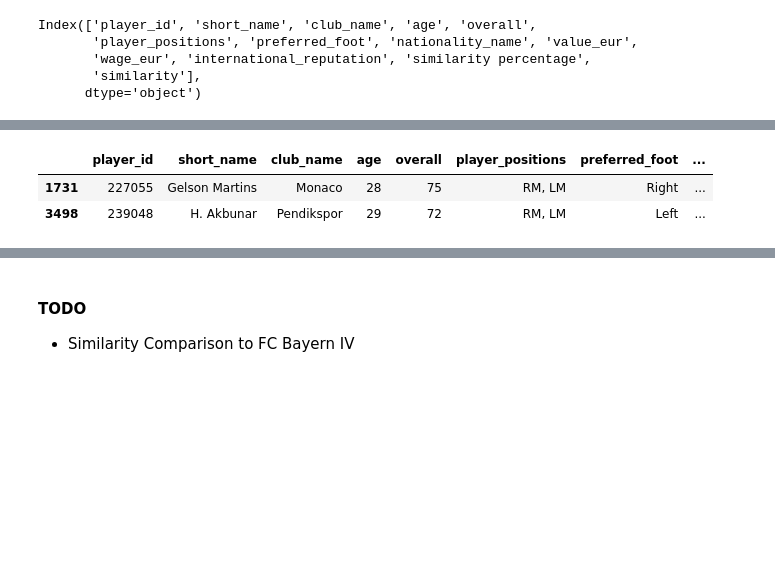
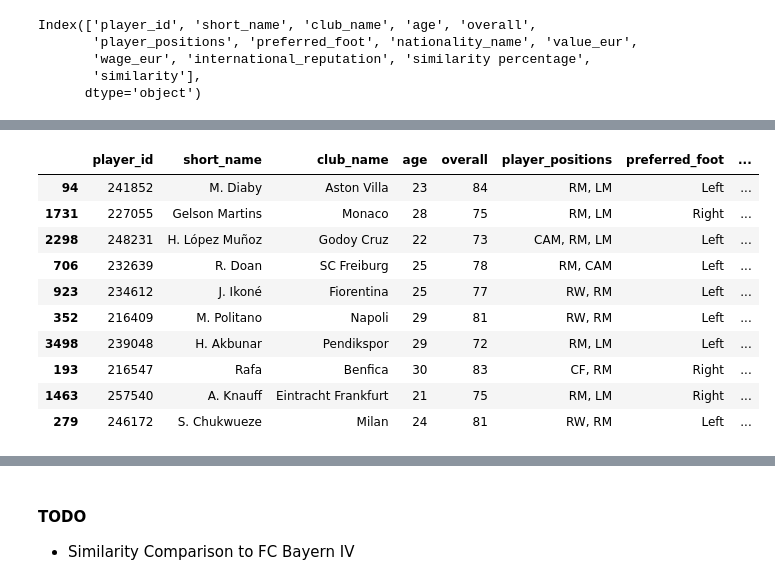
Before and after one commit to allorenz/football-player-similarity, a Jupyter notebook: src/vector_database.ipynb, the cells around one changed output, grey strips where cells are left out. Saved outputs shown, nothing was run; the diff lists cells and outputs as text; code cells hidden in the pictures; blank space fills up the shorter version.

```diff
--- a/src/vector_database.ipynb
+++ b/src/vector_database.ipynb
@@ -135,33 +135,41 @@ display(output_df)
 # filter params: df, age_younger, age_older, age, wage_less, wage_more, value_less, value_more
 def filter(df,top_n=10, age=None, age_younger=None, age_older=None, value_less=None,value_more=None, wage=None):
 
     if(age_younger):
         df = df.loc[(df['age'] <= age_younger)][:top_n]
 
     if(age_younger and value_less):
         df = df.loc[(df['value_eur']<=value_less) & (df['age'] <= age_younger)][:top_n]
 
     if(age_younger and value_more):
         df = df.loc[(df['value_eur']>=value_more) & (df['age'] <= age_younger)][:top_n]
 
     if(age_older):
         df = df.loc[(df['age'] >= age_older)][:top_n]
 
     if(age_older and value_less):
         df = df.loc[(df['value_eur']<value_less) & (df['age'] >= age_older)][:top_n]
 
     if(age_older and value_more):
         df = df.loc[(df['value_eur']>=value_more) & (df['age'] >= age_older)][:top_n]
 
 
     # prepare return df
     df['value_eur'] = df['value_eur'].apply(utils.adjust_money_appearance)
     df['wage_eur'] = df['wage_eur'].apply(utils.adjust_money_appearance)
     return df
 
 
-filter(top_players, age_older=24, value_less= 10000000)
+filter(top_players, age_older=17, value_less= 10000000000)
 # %% [output]
 |  | player_id | short_name | club_name | age | overall | player_positions | preferred_foot | ... |
+| 94 | 241852 | M. Diaby | Aston Villa | 23 | 84 | RM, LM | Left | ... |
 | 1731 | 227055 | Gelson Martins | Monaco | 28 | 75 | RM, LM | Right | ... |
+| 2298 | 248231 | H. López Muñoz | Godoy Cruz | 22 | 73 | CAM, RM, LM | Left | ... |
+| 706 | 232639 | R. Doan | SC Freiburg | 25 | 78 | RM, CAM | Left | ... |
+| 923 | 234612 | J. Ikoné | Fiorentina | 25 | 77 | RW, RM | Left | ... |
+| 352 | 216409 | M. Politano | Napoli | 29 | 81 | RW, RM | Left | ... |
 | 3498 | 239048 | H. Akbunar | Pendikspor | 29 | 72 | RM, LM | Left | ... |
+| 193 | 216547 | Rafa | Benfica | 30 | 83 | CF, RM | Right | ... |
+| 1463 | 257540 | A. Knauff | Eintracht Frankfurt | 21 | 75 | RM, LM | Right | ... |
+| 279 | 246172 | S. Chukwueze | Milan | 24 | 81 | RW, RM | Left | ... |
```
Also changed, not shown: parts of 2 cells of this notebook, 3 other files.
